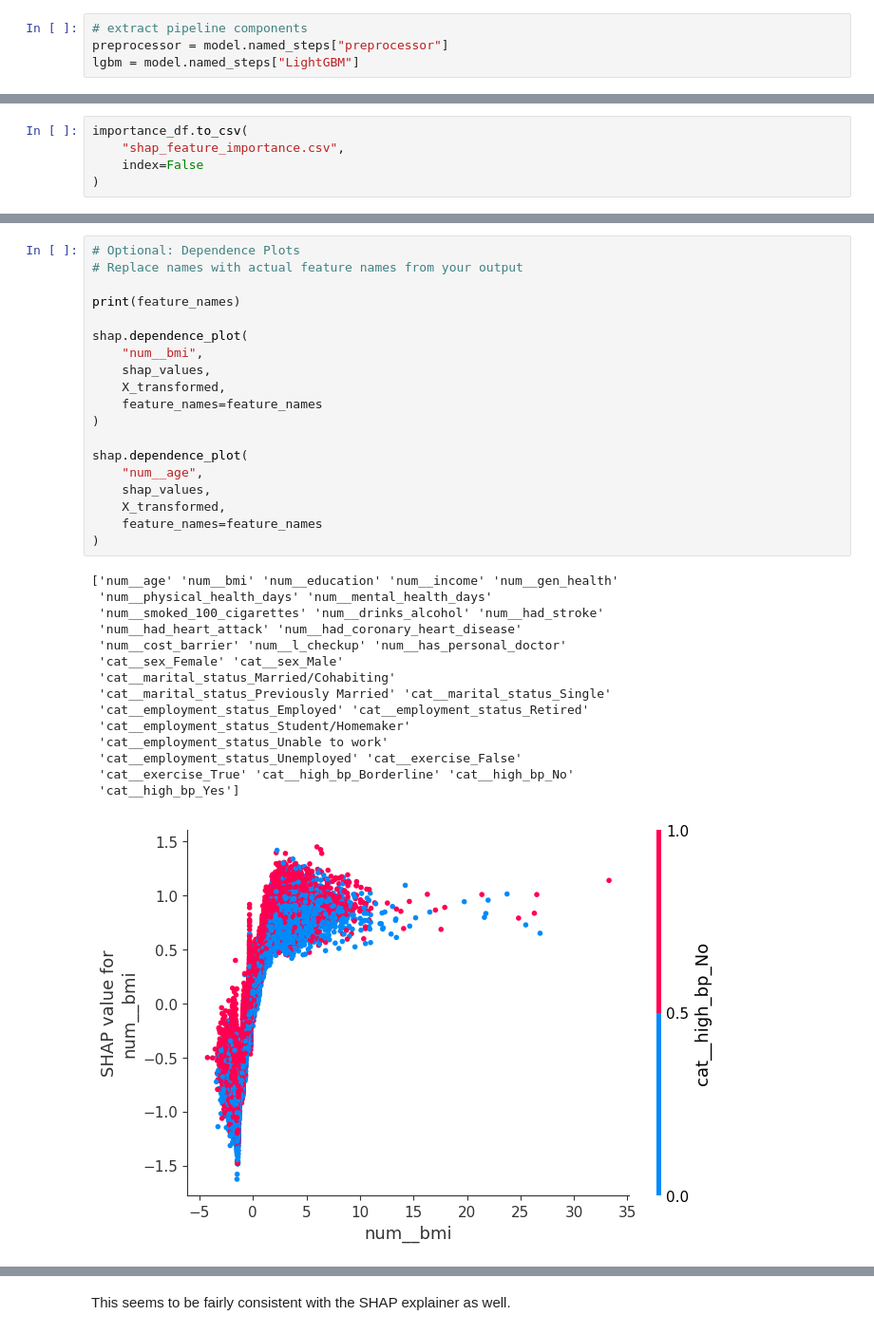
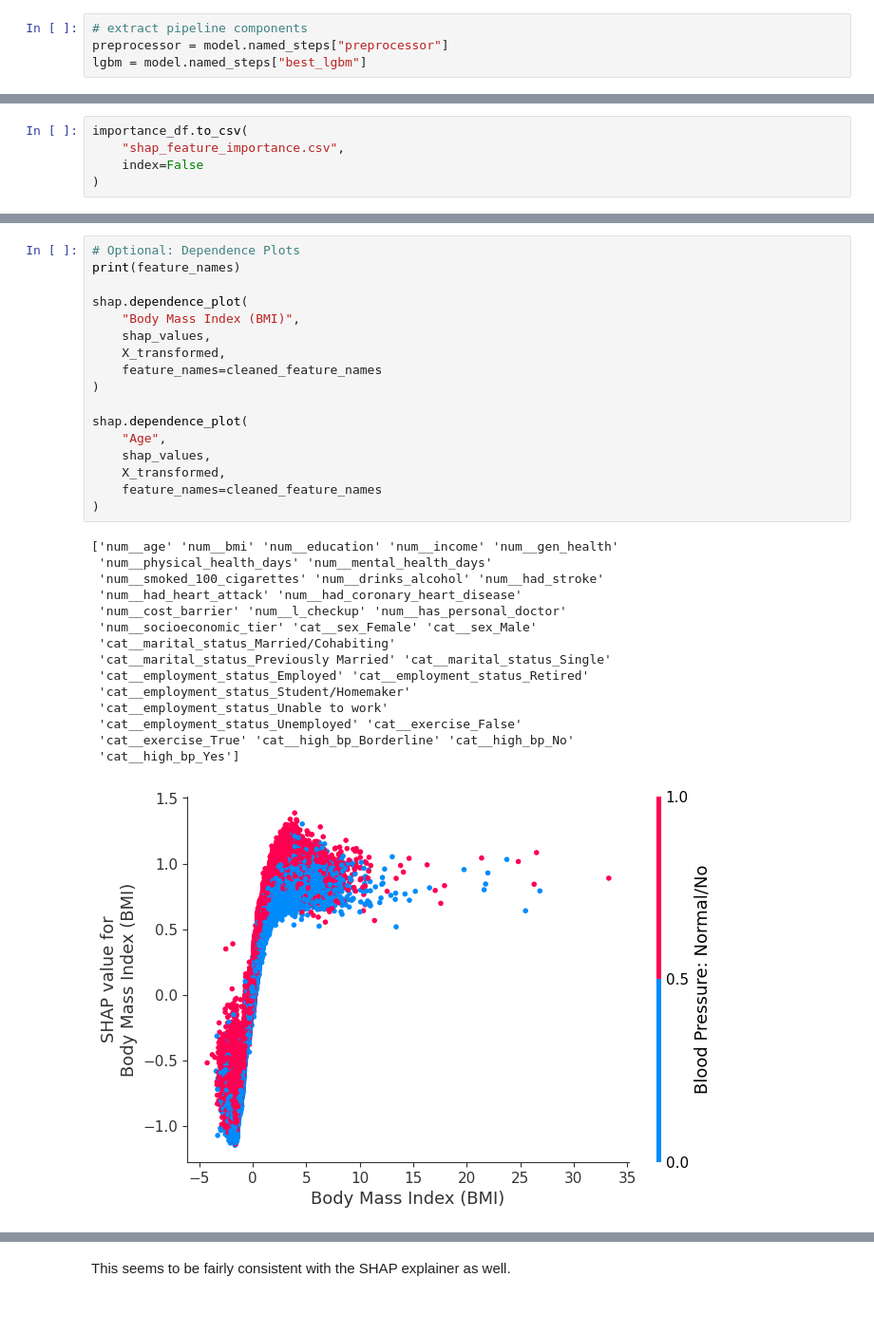
Before and after one commit to maradeben/wotosuga-core, a Jupyter notebook: model_building/explainer/shap_notebook.ipynb, the cells around one changed output, grey strips where cells are left out. Shown at 95% size. Saved outputs shown, nothing was run; the diff lists cells and outputs as text.

```diff
--- a/model_building/explainer/shap_notebook.ipynb
+++ b/model_building/explainer/shap_notebook.ipynb
@@ -133,7 +51,7 @@ model.named_steps
 # %%
 # extract pipeline components
 preprocessor = model.named_steps["preprocessor"]
-lgbm = model.named_steps["LightGBM"]
+lgbm = model.named_steps["best_lgbm"]
 # %%
 # transform data
 X_transformed = preprocessor.transform(X)
@@ -250,35 +241,33 @@ plt.show()
 # %%
 # Optional: Dependence Plots
-# Replace names with actual feature names from your output
-
 print(feature_names)
 
 shap.dependence_plot(
-    "num__bmi",
+    "Body Mass Index (BMI)",
     shap_values,
     X_transformed,
-    feature_names=feature_names
+    feature_names=cleaned_feature_names
 )
 
 shap.dependence_plot(
-    "num__age",
+    "Age",
     shap_values,
     X_transformed,
-    feature_names=feature_names
+    feature_names=cleaned_feature_names
 )
 # %% [output]
 ['num__age' 'num__bmi' 'num__education' 'num__income' 'num__gen_health'
  'num__physical_health_days' 'num__mental_health_days'
  'num__smoked_100_cigarettes' 'num__drinks_alcohol' 'num__had_stroke'
  'num__had_heart_attack' 'num__had_coronary_heart_disease'
  'num__cost_barrier' 'num__l_checkup' 'num__has_personal_doctor'
- 'cat__sex_Female' 'cat__sex_Male'
+ 'num__socioeconomic_tier' 'cat__sex_Female' 'cat__sex_Male'
  'cat__marital_status_Married/Cohabiting'
  'cat__marital_status_Previously Married' 'cat__marital_status_Single'
  'cat__employment_status_Employed' 'cat__employment_status_Retired'
  'cat__employment_status_Student/Homemaker'
  'cat__employment_status_Unable to work'
  'cat__employment_status_Unemployed' 'cat__exercise_False'
  'cat__exercise_True' 'cat__high_bp_Borderline' 'cat__high_bp_No'
  'cat__high_bp_Yes']
-[figure, old version]
+[figure, new version]
```
Also changed, not shown: parts of 16 cells of this notebook, 7 other files.
